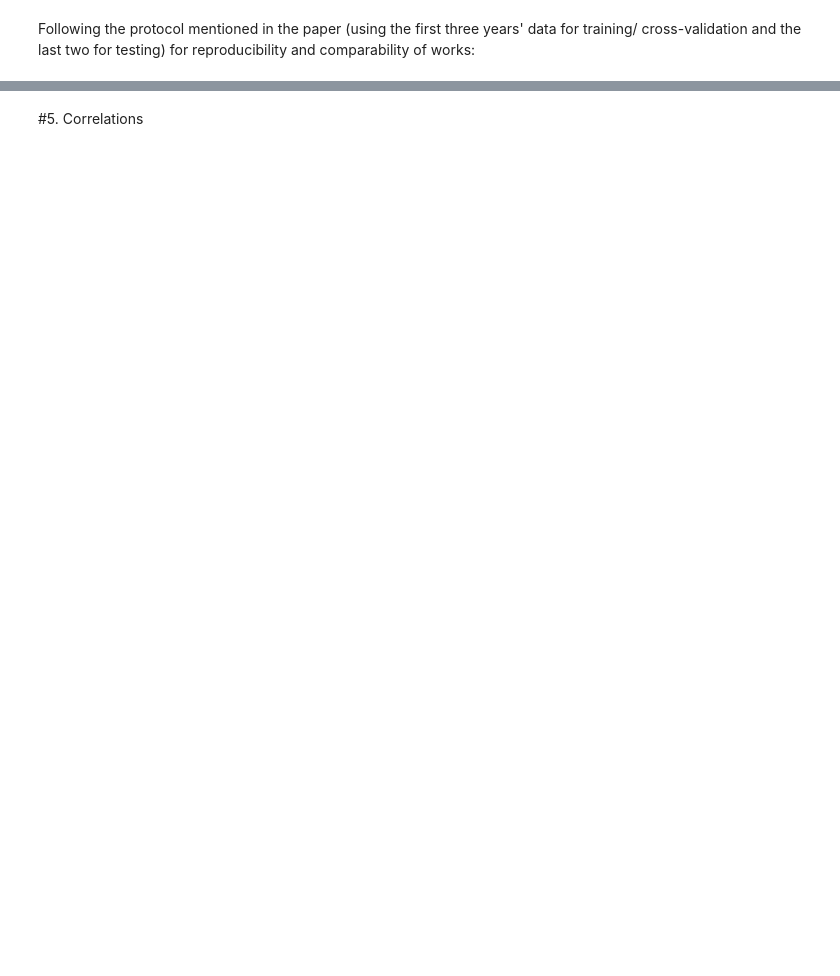
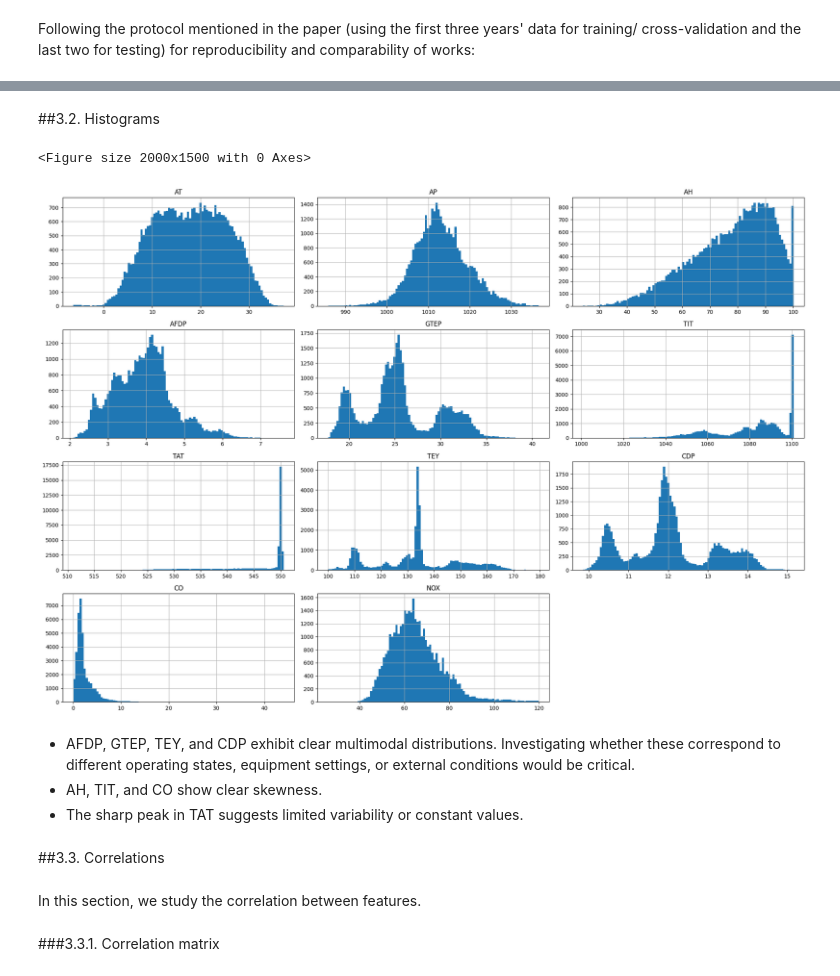
Before and after one commit to dmjLN1026/Pr-dction-TEY, a Jupyter notebook: Prédiction_TEY.ipynb, the cells around one changed output, grey strips where cells are left out. Drawn from its saved outputs; the diff is of its cells as text; code cells hidden in the pictures; blank space fills up the shorter version.

```diff
--- a/Prédiction_TEY.ipynb
+++ b/Prédiction_TEY.ipynb
@@ -177,2 +214,22 @@ train_set, test_set = train_test_split(data, test_size=0.2, random_state=42)
+# %% [markdown]
+##3.2. Histograms
+# %%
+# Histograms
+plt.figure(figsize=(20, 15))
+plt.suptitle("Histograms of Features", fontsize=16)
+data_exp.hist(bins=100, figsize=(20, 15))
+plt.tight_layout(rect=[0, 0.03, 1, 0.95])
+plt.show()
+# %% [output]
+<Figure size 2000x1500 with 0 Axes>
+[figure, added]
+# %% [markdown]
+- AFDP, GTEP, TEY, and CDP exhibit clear multimodal distributions. Investigating whether these correspond to different operating states, equipment settings, or external conditions would be critical.
+- AH, TIT, and CO show clear skewness.
+-  The sharp peak in TAT suggests limited variability or constant values.
 # %% [markdown]
-#5. Correlations
+##3.3. Correlations
+# %% [markdown]
+In this section, we study the correlation between features.
+# %% [markdown]
+###3.3.1. Correlation matrix
```
Also changed, not shown: parts of 82 cells of this notebook.
